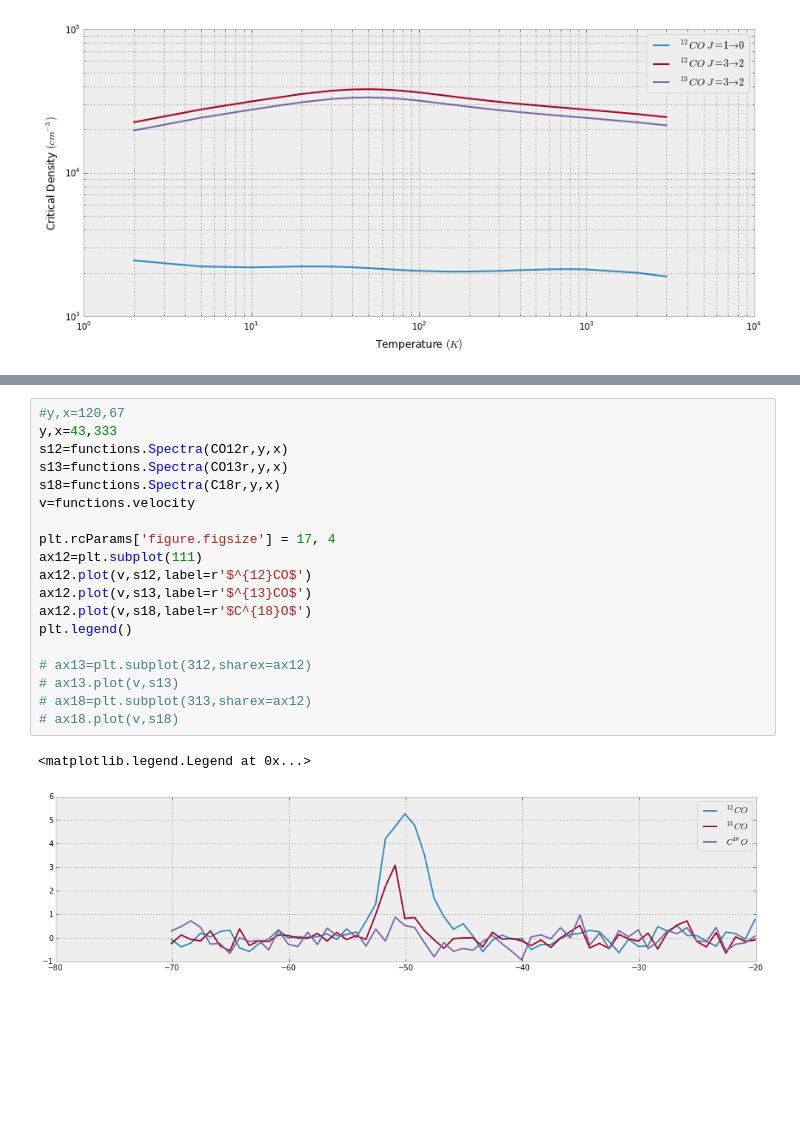
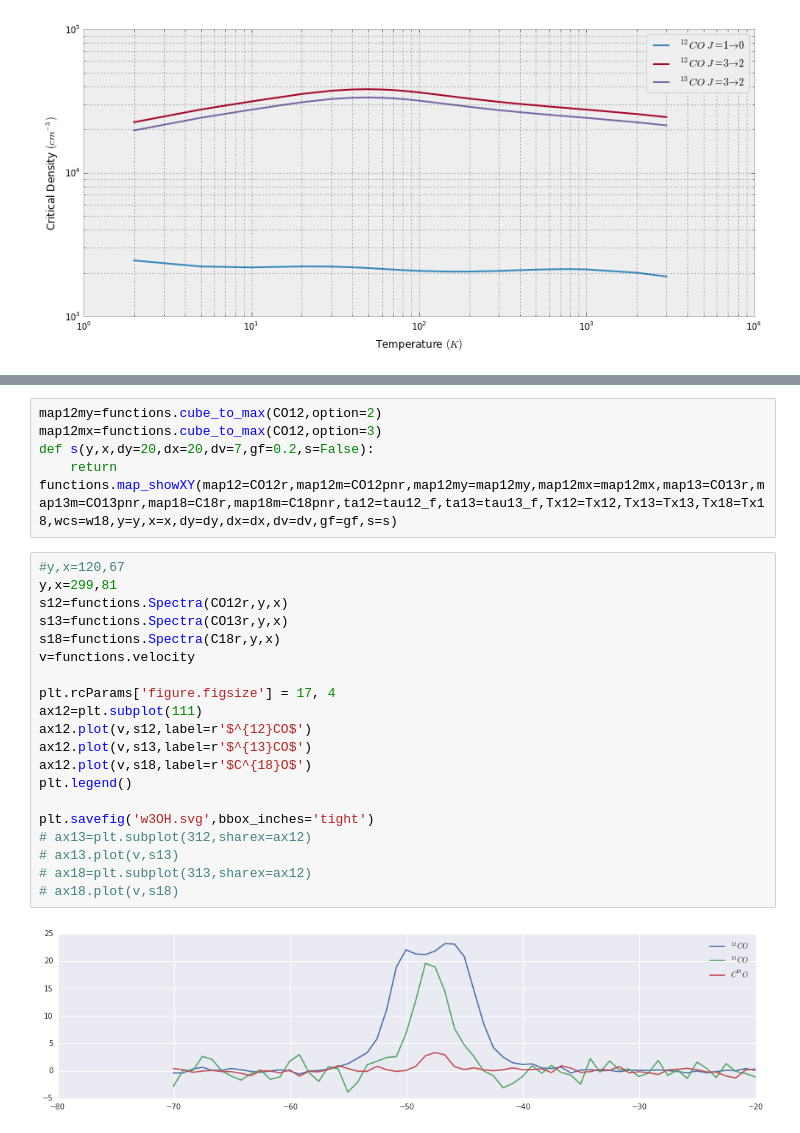
Before and after one commit to Mixpap/Ptyxiaki, a Jupyter notebook: Untitled1.ipynb, the cells around one changed output, grey strips where cells are left out. Drawn from its saved outputs; the diff is of its cells as text; blank space fills up the shorter version.

```diff
--- a/Untitled1.ipynb
+++ b/Untitled1.ipynb
@@ -221,22 +245,27 @@ C18r=functions.Tr_est(C18,0.77)
+# %%
+map12my=functions.cube_to_max(CO12,option=2)
+map12mx=functions.cube_to_max(CO12,option=3)
+def s(y,x,dy=20,dx=20,dv=7,gf=0.2,s=False):
+    return functions.map_showXY(map12=CO12r,map12m=CO12pnr,map12my=map12my,map12mx=map12mx,map13=CO13r,map13m=CO13pnr,map18=C18r,map18m=C18pnr,ta12=tau12_f,ta13=tau13_f,Tx12=Tx12,Tx13=Tx13,Tx18=Tx18,wcs=w18,y=y,x=x,dy=dy,dx=dx,dv=dv,gf=gf,s=s)
 # %%
 #y,x=120,67
-y,x=43,333
+y,x=299,81
 s12=functions.Spectra(CO12r,y,x)
 s13=functions.Spectra(CO13r,y,x)
 s18=functions.Spectra(C18r,y,x)
 v=functions.velocity
 
 plt.rcParams['figure.figsize'] = 17, 4
 ax12=plt.subplot(111)
 ax12.plot(v,s12,label=r'$^{12}CO$')
 ax12.plot(v,s13,label=r'$^{13}CO$')
 ax12.plot(v,s18,label=r'$C^{18}O$')
 plt.legend()
 
+plt.savefig('w3OH.svg',bbox_inches='tight')
 # ax13=plt.subplot(312,sharex=ax12)
 # ax13.plot(v,s13)
 # ax18=plt.subplot(313,sharex=ax12)
 # ax18.plot(v,s18)
 # %% [output]
-<matplotlib.legend.Legend at 0x...>
-[figure, old version]
+[figure, new version]
```
Also changed, not shown: parts of 8 cells of this notebook, 4 other files.
